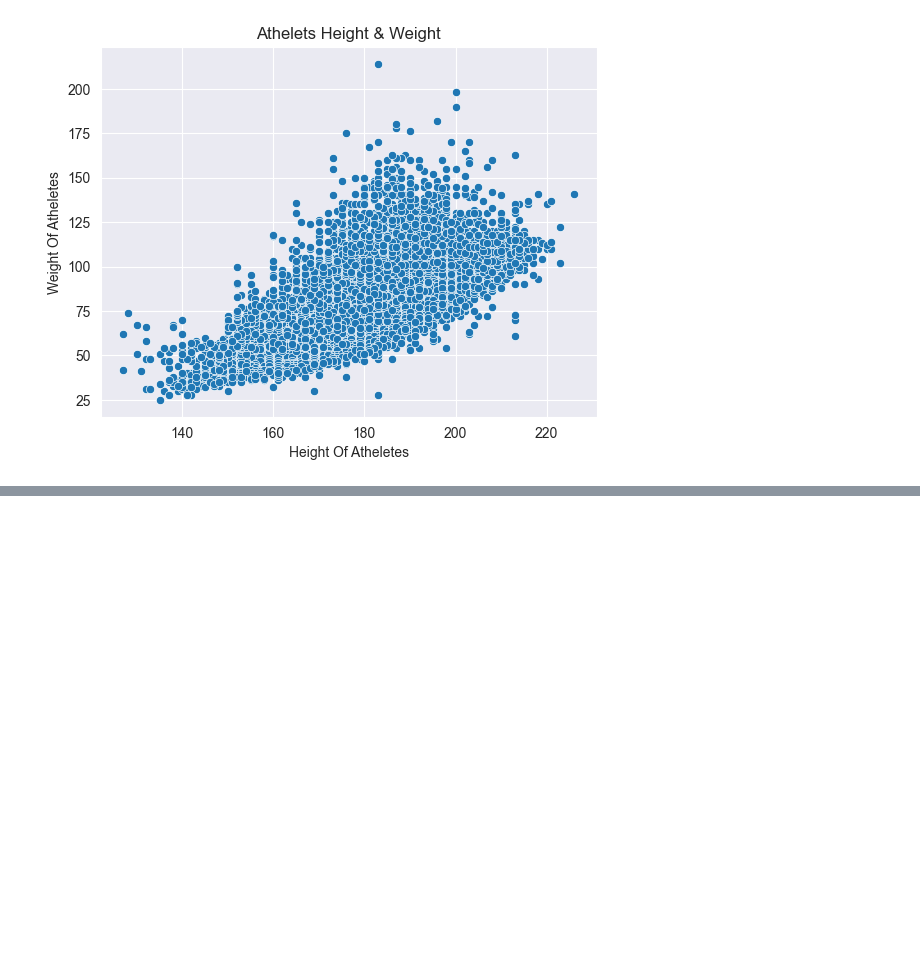
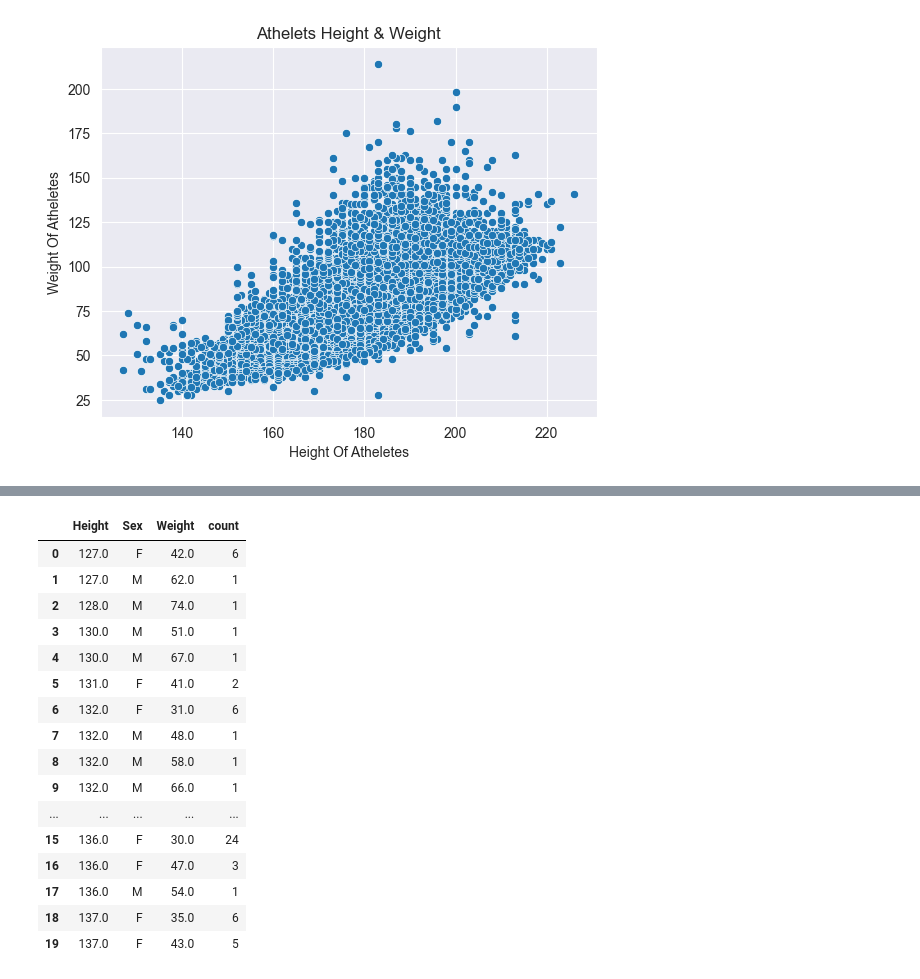
Before and after one commit to Dani-8/120Years-Of-Olympics-Data-Analysis, a Jupyter notebook: 120 Years Of Olympic.ipynb, the cells around one changed output, grey strips where cells are left out. Cells and saved outputs as stored; diff of their text form; code cells hidden in the pictures; blank space fills up the shorter version.

```diff
--- a/120 Years Of Olympic.ipynb
+++ b/120 Years Of Olympic.ipynb
@@ -144,0 +130,21 @@ plt.show()
+# %%
+height_and_weight_with_sex = df.groupby("Height")[["Sex", "Weight"]].value_counts().reset_index()
+height_and_weight_with_sex.head(20)
+# %% [output]
+|  | Height | Sex | Weight | count |
+| 0 | 127.0 | F | 42.0 | 6 |
+| 1 | 127.0 | M | 62.0 | 1 |
+| 2 | 128.0 | M | 74.0 | 1 |
+| 3 | 130.0 | M | 51.0 | 1 |
+| 4 | 130.0 | M | 67.0 | 1 |
+| 5 | 131.0 | F | 41.0 | 2 |
+| 6 | 132.0 | F | 31.0 | 6 |
+| 7 | 132.0 | M | 48.0 | 1 |
+| 8 | 132.0 | M | 58.0 | 1 |
+| 9 | 132.0 | M | 66.0 | 1 |
+| ... | ... | ... | ... | ... |
+| 15 | 136.0 | F | 30.0 | 24 |
+| 16 | 136.0 | F | 47.0 | 3 |
+| 17 | 136.0 | M | 54.0 | 1 |
+| 18 | 137.0 | F | 35.0 | 6 |
+| 19 | 137.0 | F | 43.0 | 5 |
```
Also changed, not shown: parts of 4 cells of this notebook.
